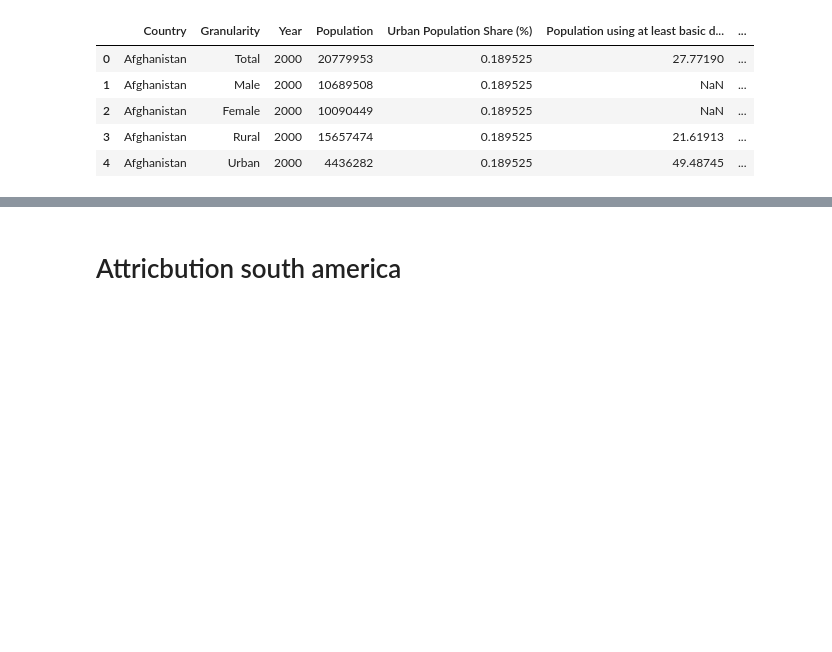
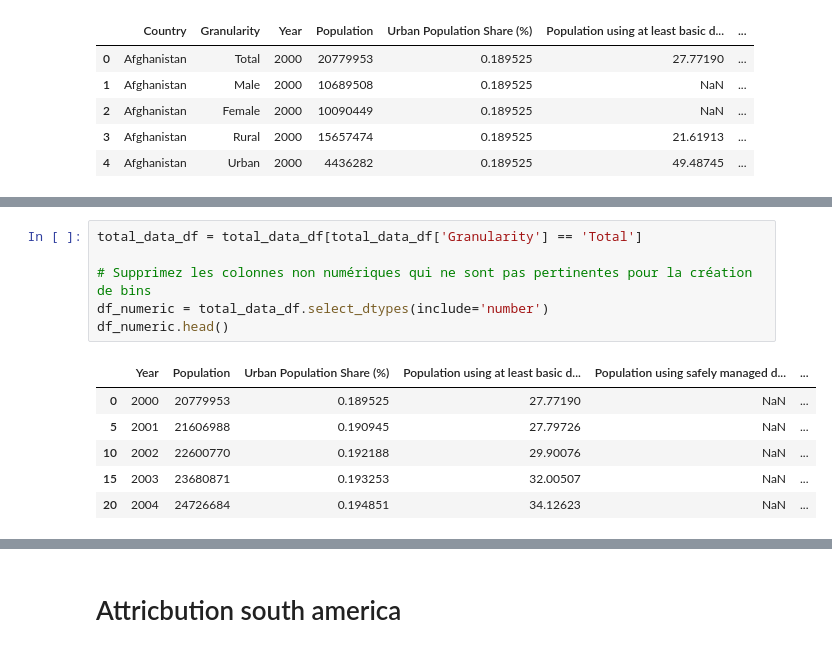
Before and after one commit to AntoineJBQ/P8, a Jupyter notebook: NOTEBOOK/P8.ipynb, the cells around one changed output, grey strips where cells are left out. Saved outputs shown, nothing was run; the diff lists cells and outputs as text; blank space fills up the shorter version.

Commit message:
reprise fichier pour power n=bi

```diff
--- a/NOTEBOOK/P8.ipynb
+++ b/NOTEBOOK/P8.ipynb
@@ -485,0 +458,13 @@ print(Dataframe_mortalité)
+# %%
+total_data_df = total_data_df[total_data_df['Granularity'] == 'Total']
+
+# Supprimez les colonnes non numériques qui ne sont pas pertinentes pour la création de bins
+df_numeric = total_data_df.select_dtypes(include='number')
+df_numeric.head()
+# %% [output]
+|  | Year | Population | Urban Population Share (%) | Population using at least basic d... | Population using safely managed d... | ... |
+| 0 | 2000 | 20779953 | 0.189525 | 27.77190 | NaN | ... |
+| 5 | 2001 | 21606988 | 0.190945 | 27.79726 | NaN | ... |
+| 10 | 2002 | 22600770 | 0.192188 | 29.90076 | NaN | ... |
+| 15 | 2003 | 23680871 | 0.193253 | 32.00507 | NaN | ... |
+| 20 | 2004 | 24726684 | 0.194851 | 34.12623 | NaN | ... |
```
Also changed, not shown: parts of 15 cells of this notebook, 1 other file.
